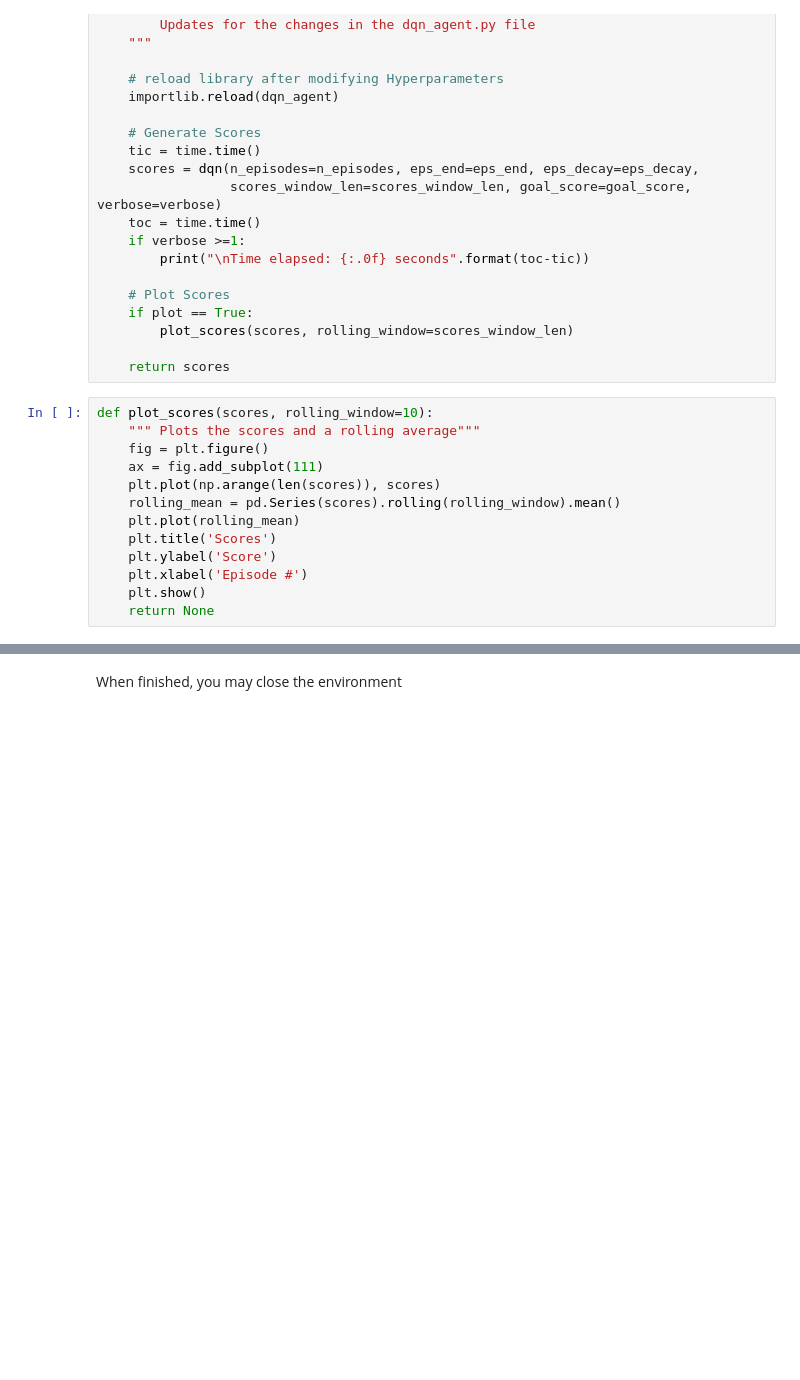
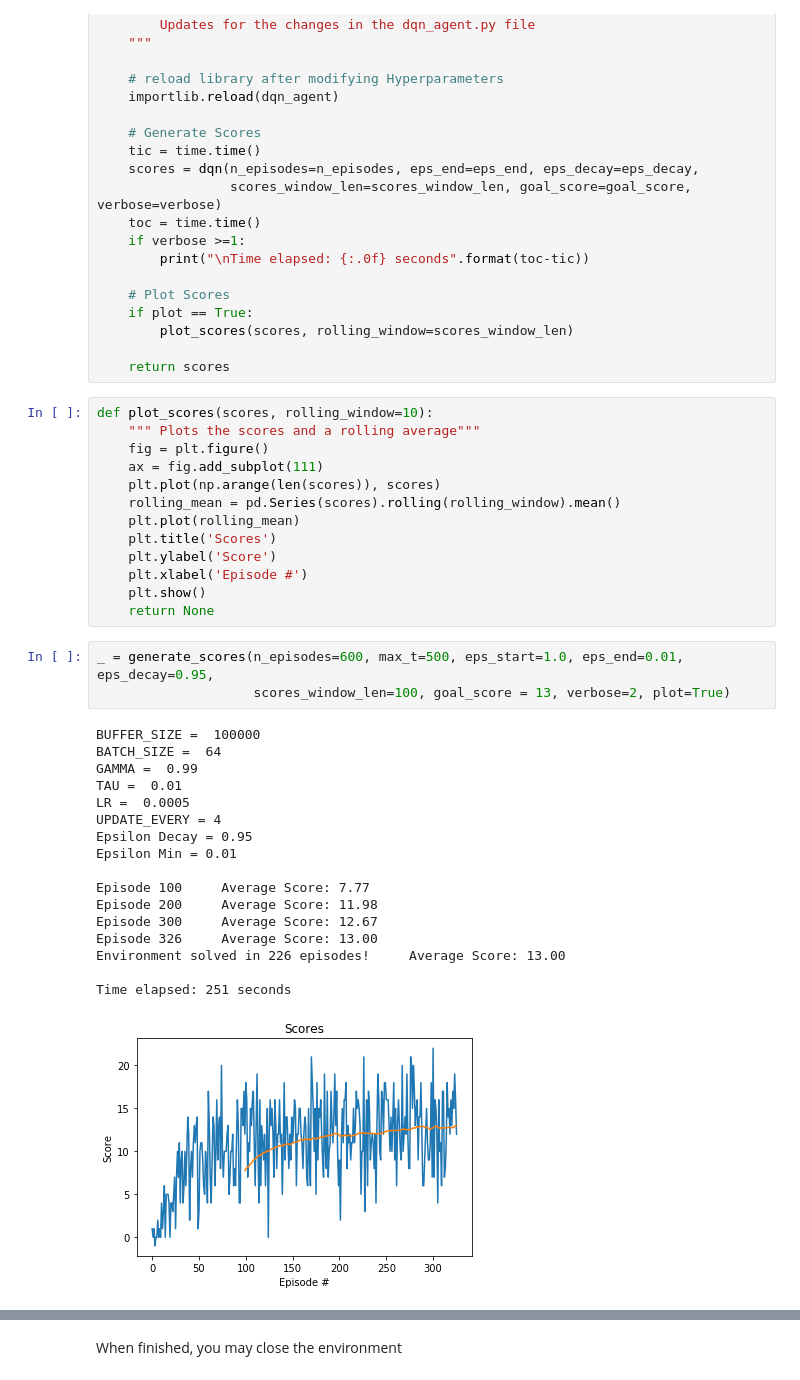
Before and after one commit to jeff-daniels/Udacity-Deep-Reinforcement-Learning-Nanodegree, a Jupyter notebook: Project 1: Navigation/Navigation.ipynb, the cells around one changed output, grey strips where cells are left out. Cells and saved outputs as stored; diff of their text form; blank space fills up the shorter version.

```diff
--- a/Project 1: Navigation/Navigation.ipynb
+++ b/Project 1: Navigation/Navigation.ipynb
@@ -224,4 +224,25 @@ def plot_scores(scores, rolling_window=10):
     plt.xlabel('Episode #')
     plt.show()
     return None
+# %%
+_ = generate_scores(n_episodes=600, max_t=500, eps_start=1.0, eps_end=0.01, eps_decay=0.95,
+                    scores_window_len=100, goal_score = 13, verbose=2, plot=True)
+# %% [output]
+BUFFER_SIZE =  100000
+BATCH_SIZE =  64
+GAMMA =  0.99
+TAU =  0.01
+LR =  0.0005
+UPDATE_EVERY = 4
+Epsilon Decay = 0.95
+Epsilon Min = 0.01
+
+Episode 100     Average Score: 7.77
+Episode 200     Average Score: 11.98
+Episode 300     Average Score: 12.67
+Episode 326     Average Score: 13.00
+Environment solved in 226 episodes!     Average Score: 13.00
+
+Time elapsed: 251 seconds
+[figure, added]
 # %%
```
Also changed, not shown: parts of 4 cells of this notebook, 1 other file.
